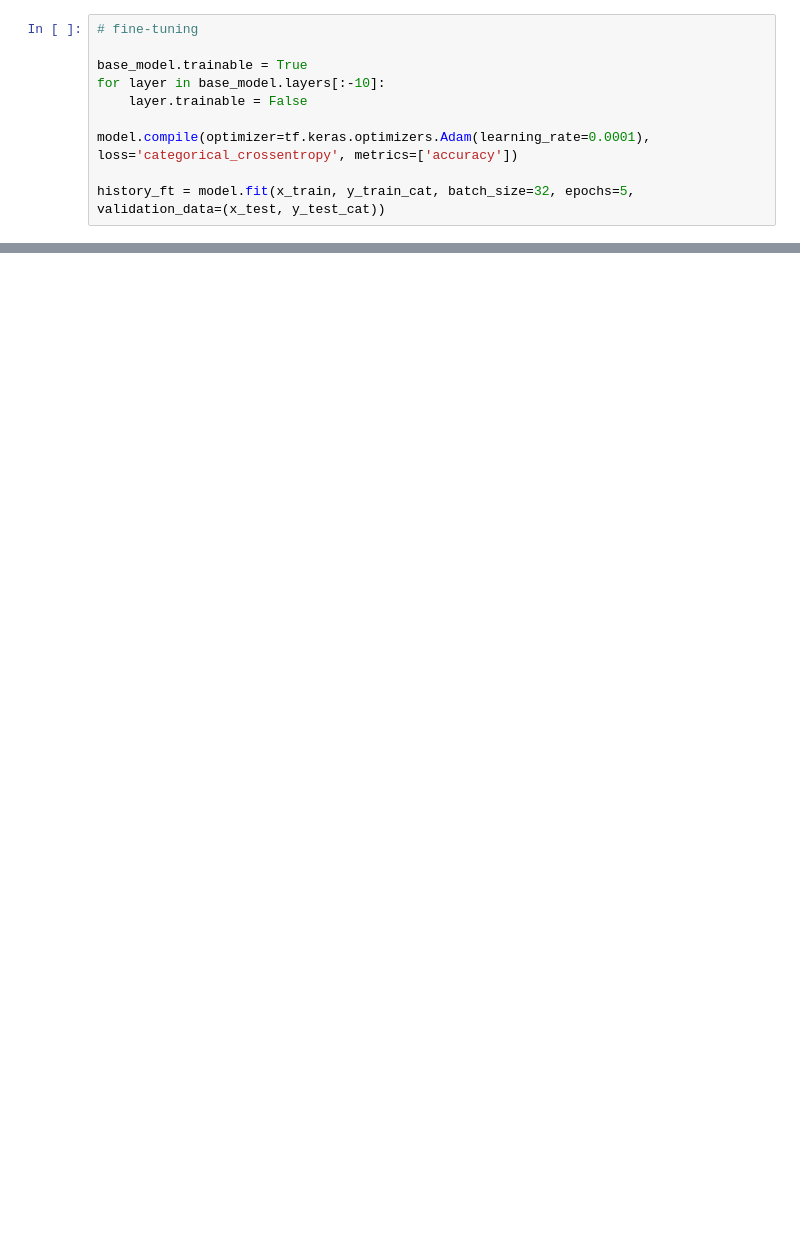
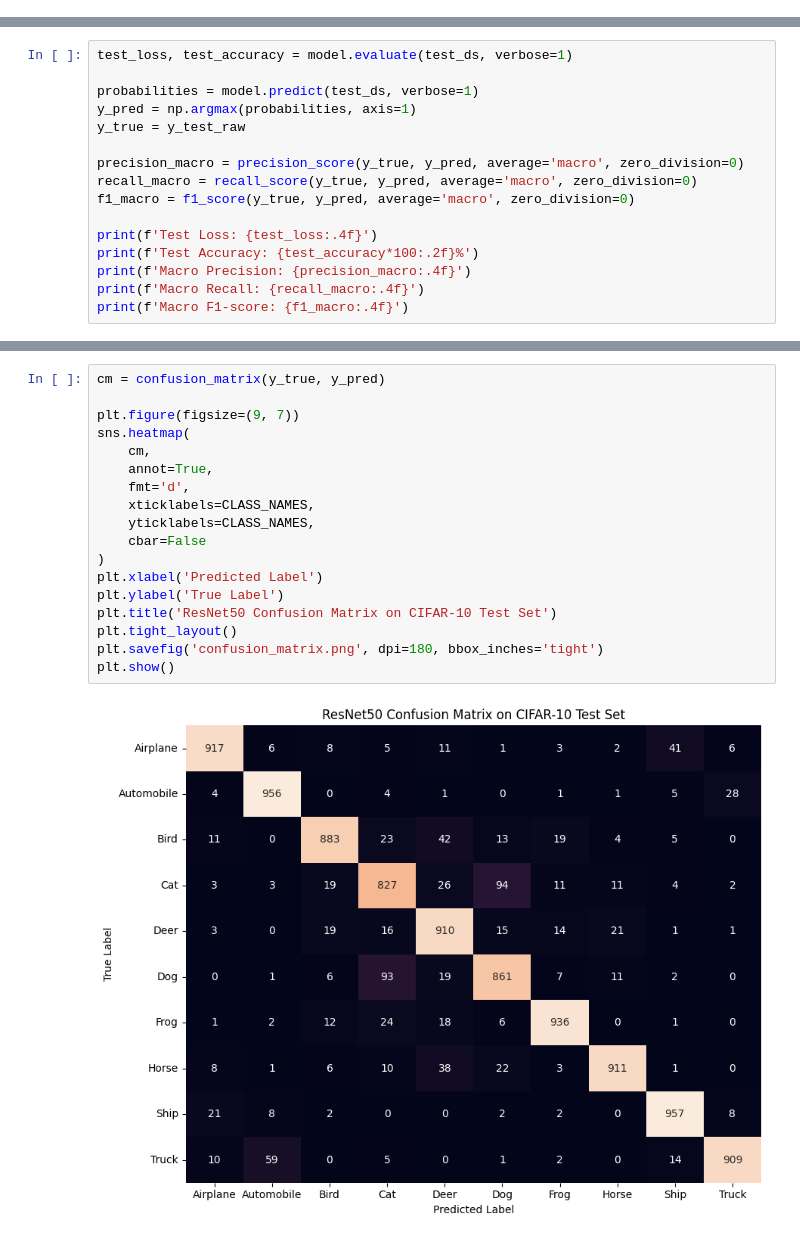
Before and after one commit to sadhumitha-s/Deep-Learning-Lab, a Jupyter notebook: 4-resnet50/resnet50.ipynb, the cells around one changed output, grey strips where cells are left out. Drawn from its saved outputs; the diff is of its cells as text; blank space fills up the shorter version.

```diff
--- a/4-resnet50/resnet50.ipynb
+++ b/4-resnet50/resnet50.ipynb
@@ -118,10 +0,0 @@ plt.show()
-# %%
-# fine-tuning
-
-base_model.trainable = True
-for layer in base_model.layers[:-10]:
-    layer.trainable = False
-
-model.compile(optimizer=tf.keras.optimizers.Adam(learning_rate=0.0001), loss='categorical_crossentropy', metrics=['accuracy'])
-
-history_ft = model.fit(x_train, y_train_cat, batch_size=32, epochs=5, validation_data=(x_test, y_test_cat))
@@ -313,0 +354,16 @@ Saved: images.zip
+# %%
+test_loss, test_accuracy = model.evaluate(test_ds, verbose=1)
+
+probabilities = model.predict(test_ds, verbose=1)
+y_pred = np.argmax(probabilities, axis=1)
+y_true = y_test_raw
+
+precision_macro = precision_score(y_true, y_pred, average='macro', zero_division=0)
+recall_macro = recall_score(y_true, y_pred, average='macro', zero_division=0)
+f1_macro = f1_score(y_true, y_pred, average='macro', zero_division=0)
+
+print(f'Test Loss: {test_loss:.4f}')
+print(f'Test Accuracy: {test_accuracy*100:.2f}%')
+print(f'Macro Precision: {precision_macro:.4f}')
+print(f'Macro Recall: {recall_macro:.4f}')
+print(f'Macro F1-score: {f1_macro:.4f}')
@@ -313,0 +403,20 @@ Saved: images.zip
+# %%
+cm = confusion_matrix(y_true, y_pred)
+
+plt.figure(figsize=(9, 7))
+sns.heatmap(
+    cm,
+    annot=True,
+    fmt='d',
+    xticklabels=CLASS_NAMES,
+    yticklabels=CLASS_NAMES,
+    cbar=False
+)
+plt.xlabel('Predicted Label')
+plt.ylabel('True Label')
+plt.title('ResNet50 Confusion Matrix on CIFAR-10 Test Set')
+plt.tight_layout()
+plt.savefig('confusion_matrix.png', dpi=180, bbox_inches='tight')
+plt.show()
+# %% [output]
+[figure, added]
```
Also changed, not shown: parts of 49 cells of this notebook, 10 other files.
